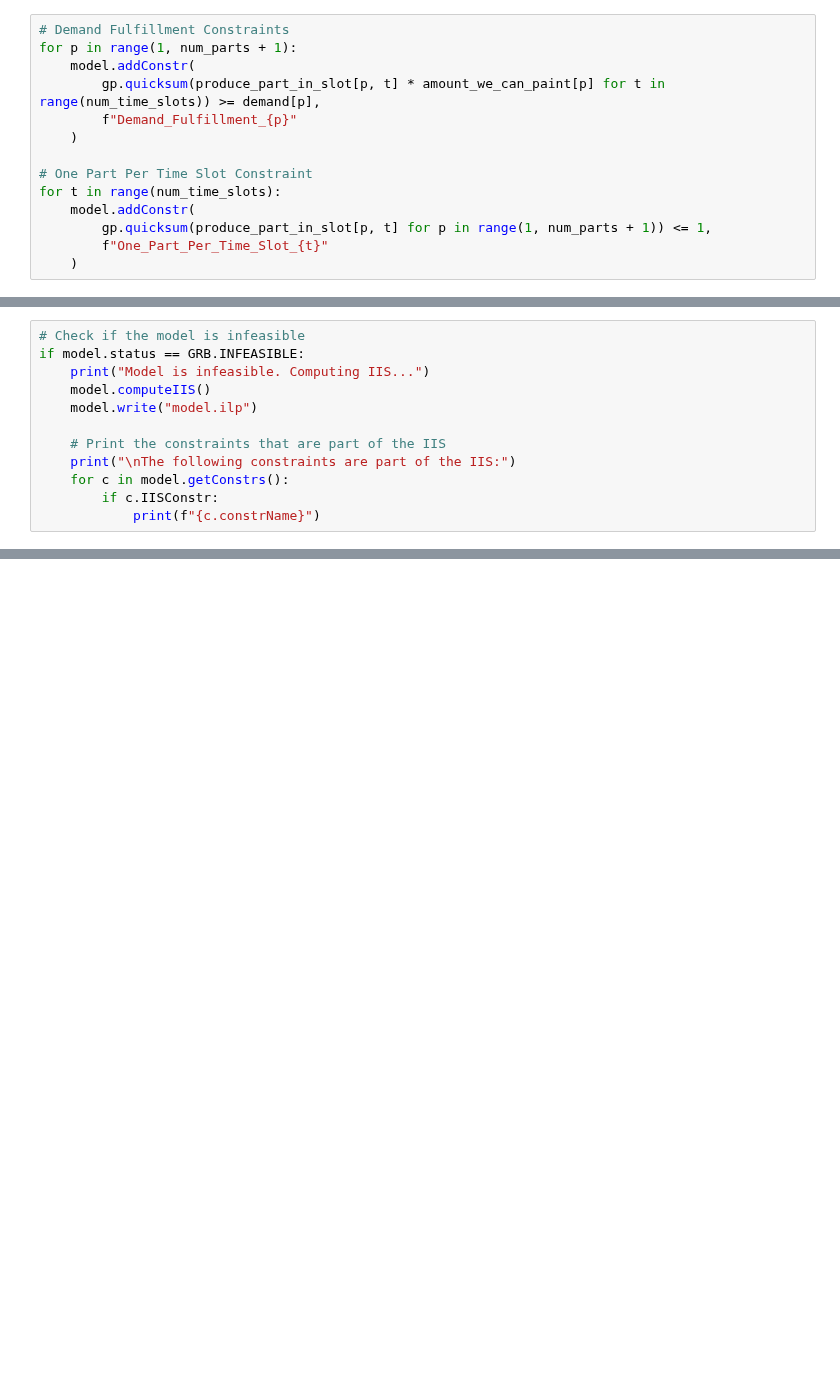
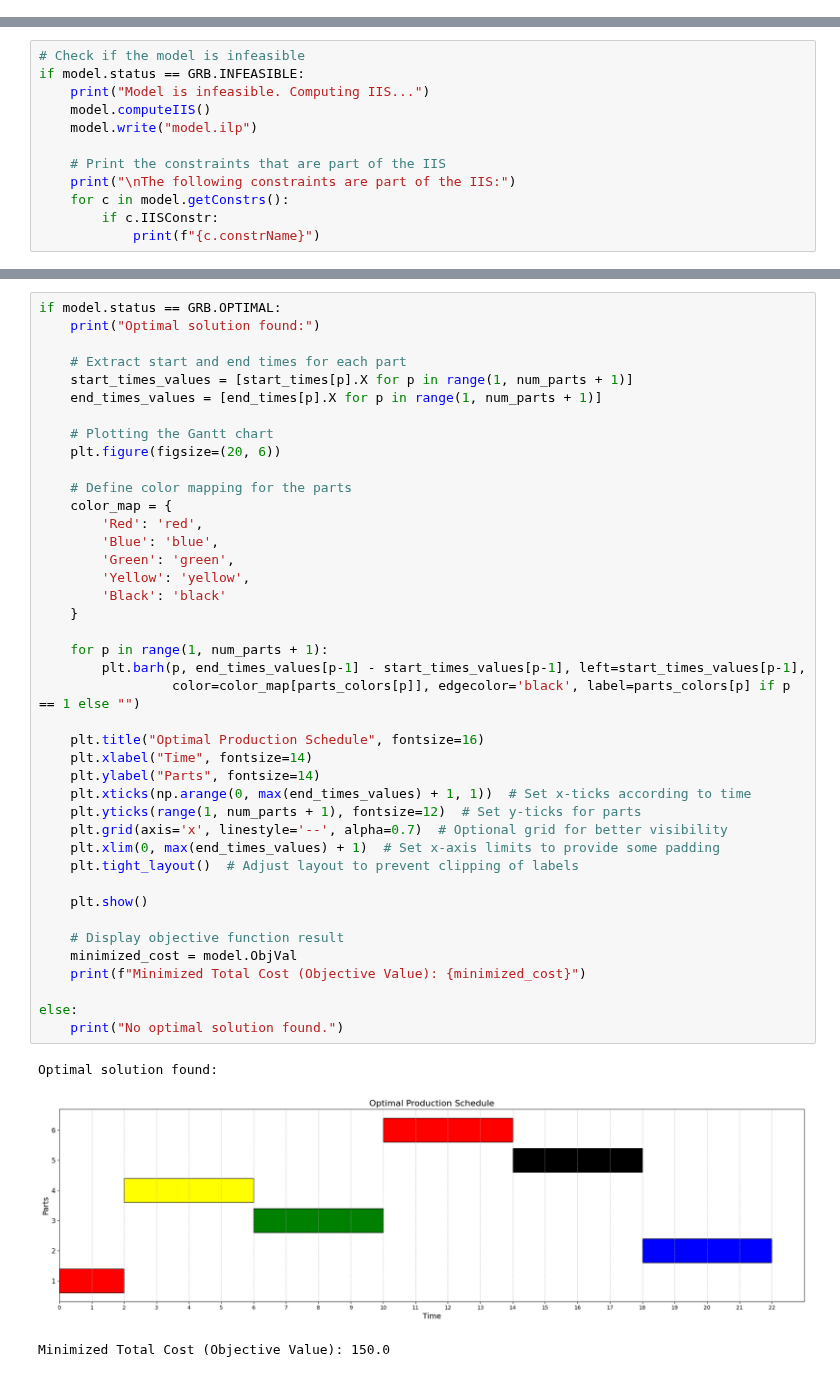
Before and after one commit to emrekuruu/Production_Planning, a Jupyter notebook: demo.ipynb, the cells around one changed output, grey strips where cells are left out. Drawn from its saved outputs; the diff is of its cells as text; blank space fills up the shorter version.

Commit message:
feat: from time slots move on to contunious time

```diff
--- a/demo.ipynb
+++ b/demo.ipynb
@@ -86,17 +107,3 @@ for t in range(num_time_slots - 1):  # Loop through time slots
-# %%
-# Demand Fulfillment Constraints
-for p in range(1, num_parts + 1):
-    model.addConstr(
-        gp.quicksum(produce_part_in_slot[p, t] * amount_we_can_paint[p] for t in range(num_time_slots)) >= demand[p],
-        f"Demand_Fulfillment_{p}"
-    )
-
-# One Part Per Time Slot Constraint
-for t in range(num_time_slots):
-    model.addConstr(
-        gp.quicksum(produce_part_in_slot[p, t] for p in range(1, num_parts + 1)) <= 1,
-        f"One_Part_Per_Time_Slot_{t}"
-    )
 # %%
 model.optimize()
 # %% [output]
@@ -193,0 +139,45 @@ Minimized Total Cost (Objective Value): 40.0
+# %%
+if model.status == GRB.OPTIMAL:
+    print("Optimal solution found:")
+
+    # Extract start and end times for each part
+    start_times_values = [start_times[p].X for p in range(1, num_parts + 1)]
+    end_times_values = [end_times[p].X for p in range(1, num_parts + 1)]
+
+    # Plotting the Gantt chart
+    plt.figure(figsize=(20, 6))
+
+    # Define color mapping for the parts
+    color_map = {
+        'Red': 'red',
+        'Blue': 'blue',
+        'Green': 'green',
+        'Yellow': 'yellow',
+        'Black': 'black'
+    }
+
+    for p in range(1, num_parts + 1):
+        plt.barh(p, end_times_values[p-1] - start_times_values[p-1], left=start_times_values[p-1],
+                 color=color_map[parts_colors[p]], edgecolor='black', label=parts_colors[p] if p == 1 else "")
+
+    plt.title("Optimal Production Schedule", fontsize=16)
+    plt.xlabel("Time", fontsize=14)
+    plt.ylabel("Parts", fontsize=14)
+    plt.xticks(np.arange(0, max(end_times_values) + 1, 1))  # Set x-ticks according to time
+    plt.yticks(range(1, num_parts + 1), fontsize=12)  # Set y-ticks for parts
+    plt.grid(axis='x', linestyle='--', alpha=0.7)  # Optional grid for better visibility
+    plt.xlim(0, max(end_times_values) + 1)  # Set x-axis limits to provide some padding
+    plt.tight_layout()  # Adjust layout to prevent clipping of labels
+
+    plt.show()
+
+    # Display objective function result
+    minimized_cost = model.ObjVal
+    print(f"Minimized Total Cost (Objective Value): {minimized_cost}")
+
+else:
+    print("No optimal solution found.")
+# %% [output]
+Optimal solution found:
+[figure, added]
+Minimized Total Cost (Objective Value): 150.0
```
Also changed, not shown: parts of 11 cells of this notebook, 1 other file.
